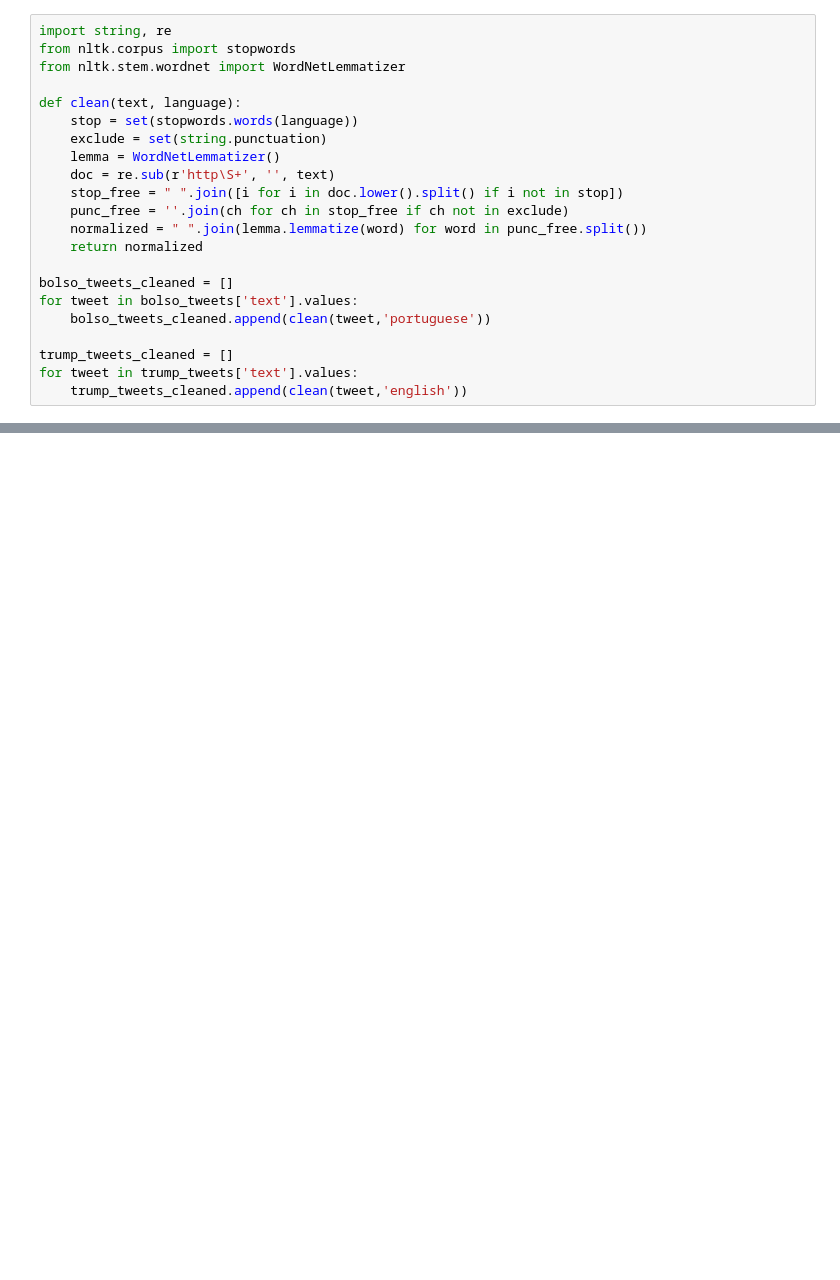
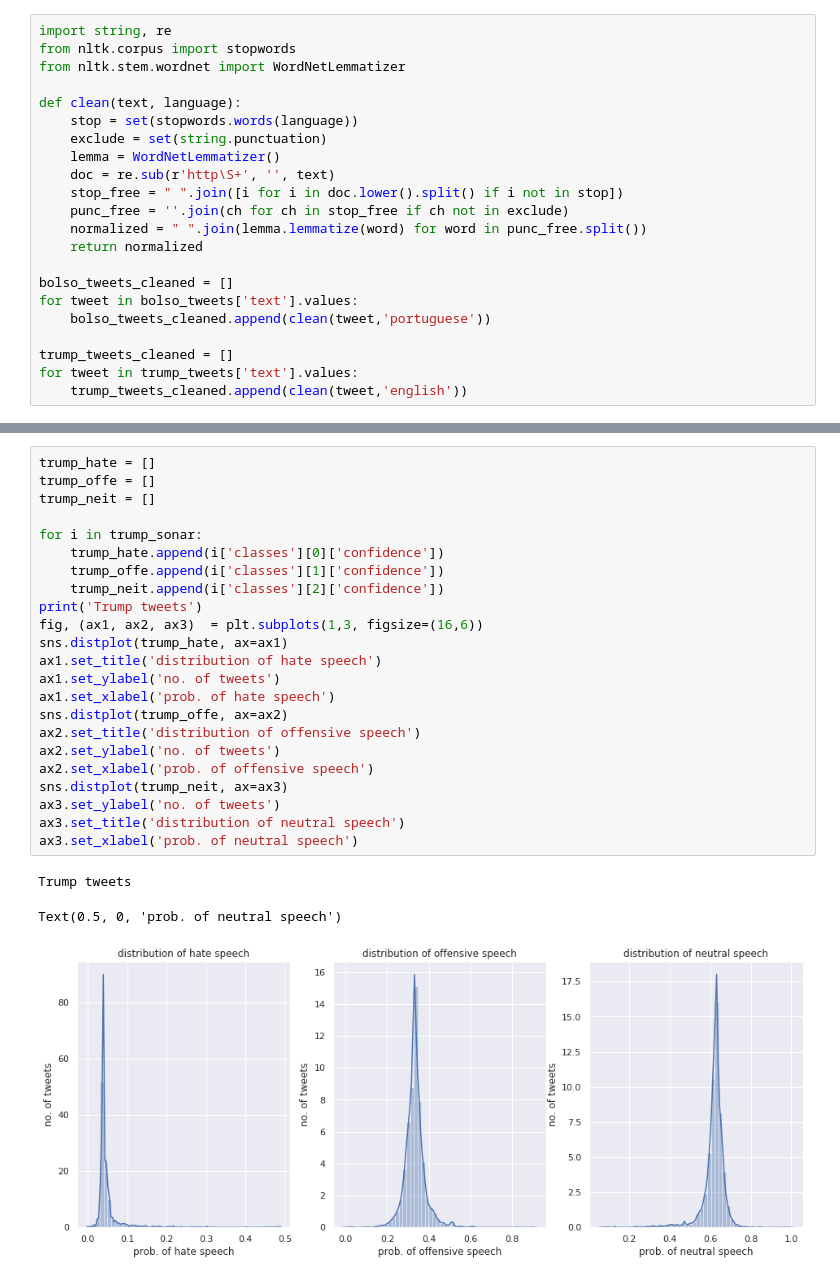
Before and after one commit to ggapp1/trump-vs-bolso, a Jupyter notebook: analysis.ipynb, the cells around one changed output, grey strips where cells are left out. Saved outputs shown, nothing was run; the diff lists cells and outputs as text; blank space fills up the shorter version.

```diff
--- a/analysis.ipynb
+++ b/analysis.ipynb
@@ -169,0 +169,27 @@ sns.distplot(bolso_polarity)
+# %%
+trump_hate = []
+trump_offe = []
+trump_neit = []
+
+for i in trump_sonar:
+    trump_hate.append(i['classes'][0]['confidence'])
+    trump_offe.append(i['classes'][1]['confidence'])
+    trump_neit.append(i['classes'][2]['confidence'])
+print('Trump tweets')
+fig, (ax1, ax2, ax3)  = plt.subplots(1,3, figsize=(16,6))
+sns.distplot(trump_hate, ax=ax1)
+ax1.set_title('distribution of hate speech')
+ax1.set_ylabel('no. of tweets')
+ax1.set_xlabel('prob. of hate speech')
+sns.distplot(trump_offe, ax=ax2)
+ax2.set_title('distribution of offensive speech')
+ax2.set_ylabel('no. of tweets')
+ax2.set_xlabel('prob. of offensive speech')
+sns.distplot(trump_neit, ax=ax3)
+ax3.set_ylabel('no. of tweets')
+ax3.set_title('distribution of neutral speech')
+ax3.set_xlabel('prob. of neutral speech')
+# %% [output]
+Trump tweets
+Text(0.5, 0, 'prob. of neutral speech')
+[figure, added]
```
Also changed, not shown: parts of 12 cells of this notebook.
